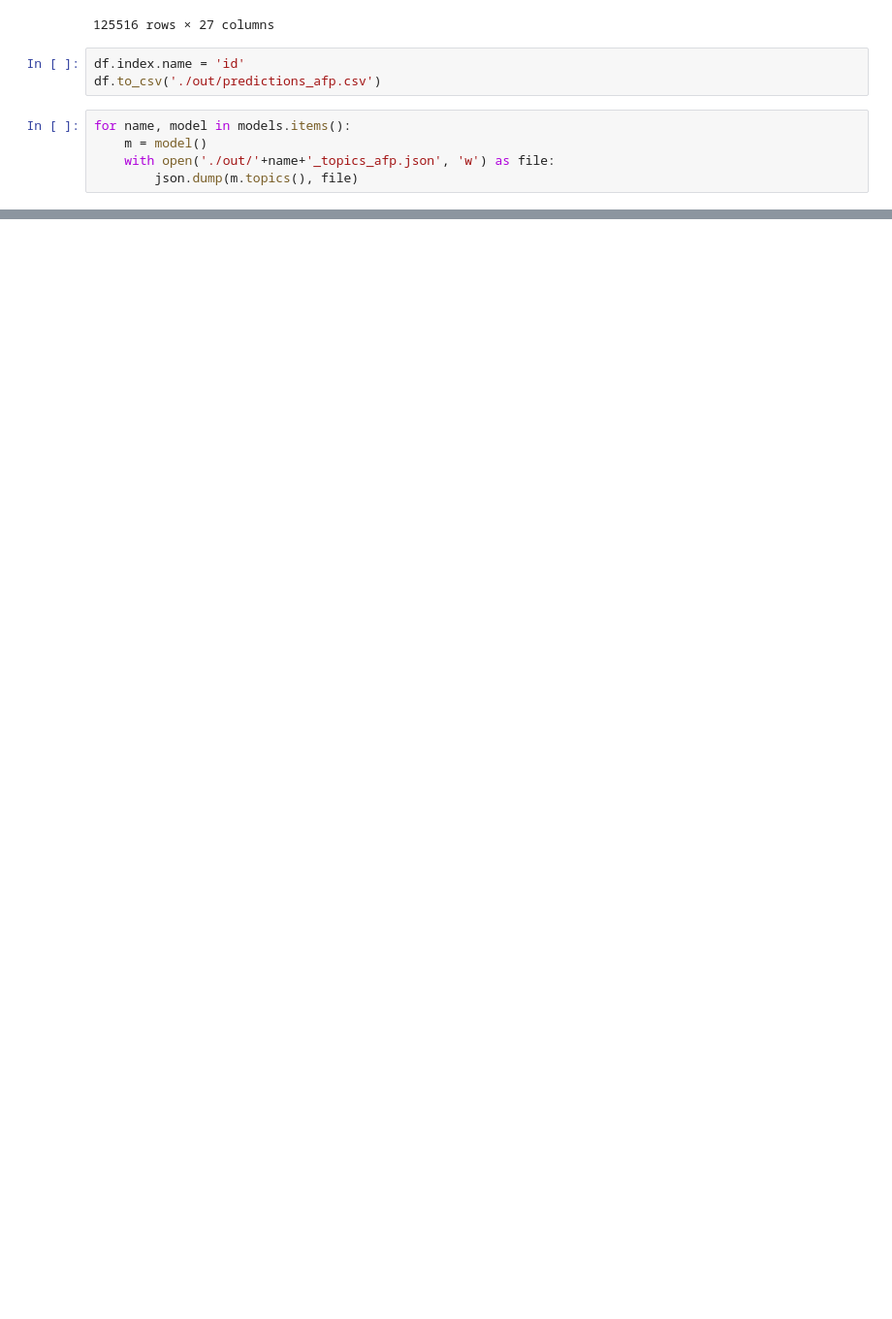
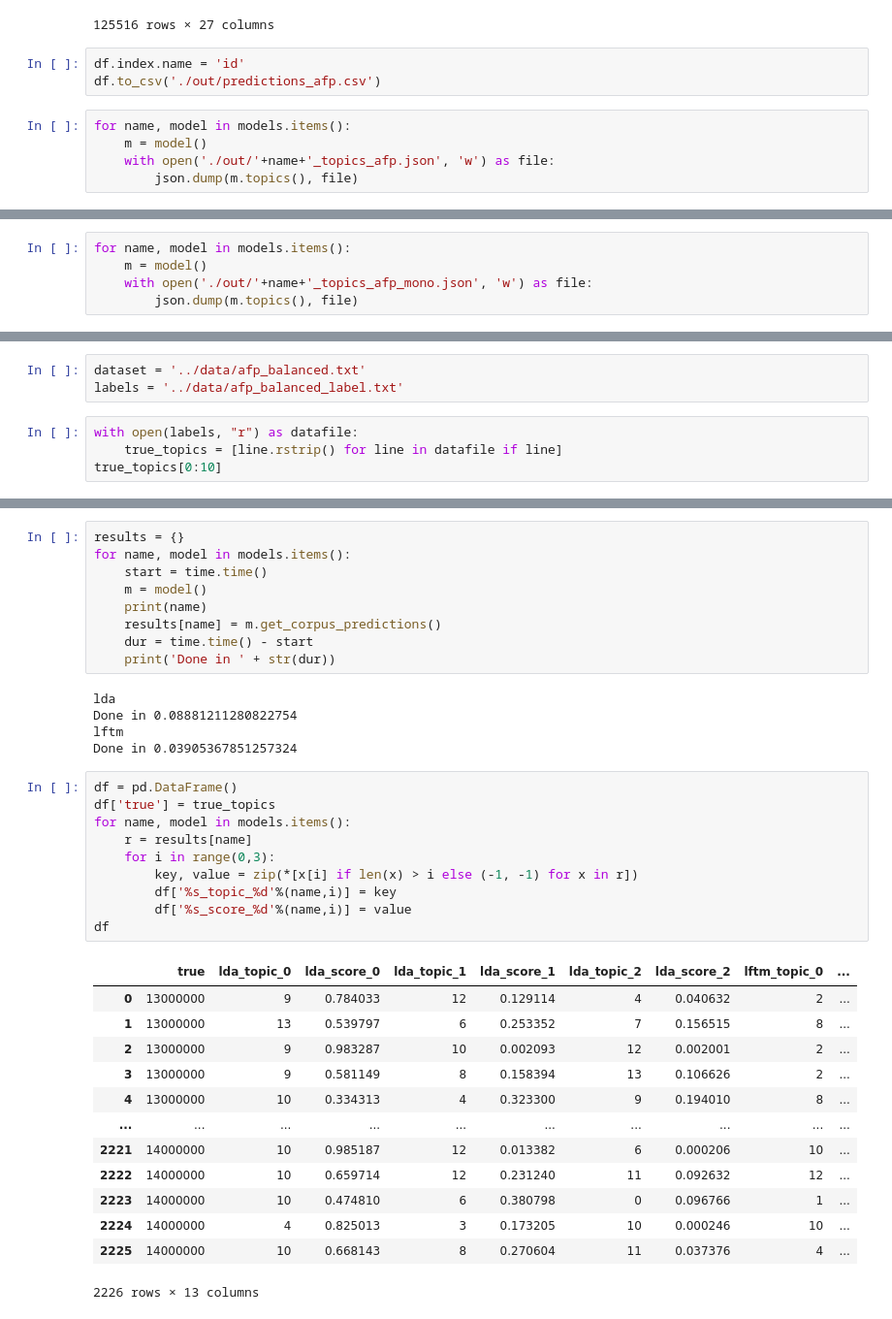
Before and after one commit to D2KLab/ToModAPI, a Jupyter notebook: notebooks/training_corpus_predictions.ipynb, the cells around one changed output, grey strips where cells are left out. Shown at 97% size. Cells and saved outputs as stored; diff of their text form; blank space fills up the shorter version.

```diff
--- a/notebooks/training_corpus_predictions.ipynb
+++ b/notebooks/training_corpus_predictions.ipynb
@@ -189,0 +253,5 @@ for name, model in models.items():
+# %%
+for name, model in models.items():
+    m = model()
+    with open('./out/'+name+'_topics_afp_mono.json', 'w') as file:
+        json.dump(m.topics(), file)
@@ -189,0 +260,7 @@ for name, model in models.items():
+# %%
+dataset = '../data/afp_balanced.txt'
+labels = '../data/afp_balanced_label.txt'
+# %%
+with open(labels, "r") as datafile:
+    true_topics = [line.rstrip() for line in datafile if line]
+true_topics[0:10]
@@ -189,0 +278,38 @@ for name, model in models.items():
+# %%
+results = {}
+for name, model in models.items():
+    start = time.time()
+    m = model()
+    print(name)
+    results[name] = m.get_corpus_predictions()
+    dur = time.time() - start
+    print('Done in ' + str(dur))
+# %% [output]
+lda
+Done in 0.08881211280822754
+lftm
+Done in 0.03905367851257324
+# %%
+df = pd.DataFrame()
+df['true'] = true_topics
+for name, model in models.items():
+    r = results[name]
+    for i in range(0,3):
+        key, value = zip(*[x[i] if len(x) > i else (-1, -1) for x in r])
+        df['%s_topic_%d'%(name,i)] = key
+        df['%s_score_%d'%(name,i)] = value
+df
+# %% [output]
+|  | true | lda_topic_0 | lda_score_0 | lda_topic_1 | lda_score_1 | lda_topic_2 | lda_score_2 | lftm_topic_0 | ... |
+| 0 | 13000000 | 9 | 0.784033 | 12 | 0.129114 | 4 | 0.040632 | 2 | ... |
+| 1 | 13000000 | 13 | 0.539797 | 6 | 0.253352 | 7 | 0.156515 | 8 | ... |
+| 2 | 13000000 | 9 | 0.983287 | 10 | 0.002093 | 12 | 0.002001 | 2 | ... |
+| 3 | 13000000 | 9 | 0.581149 | 8 | 0.158394 | 13 | 0.106626 | 2 | ... |
+| 4 | 13000000 | 10 | 0.334313 | 4 | 0.323300 | 9 | 0.194010 | 8 | ... |
+| ... | ... | ... | ... | ... | ... | ... | ... | ... | ... |
+| 2221 | 14000000 | 10 | 0.985187 | 12 | 0.013382 | 6 | 0.000206 | 10 | ... |
+| 2222 | 14000000 | 10 | 0.659714 | 12 | 0.231240 | 11 | 0.092632 | 12 | ... |
+| 2223 | 14000000 | 10 | 0.474810 | 6 | 0.380798 | 0 | 0.096766 | 1 | ... |
+| 2224 | 14000000 | 4 | 0.825013 | 3 | 0.173205 | 10 | 0.000246 | 10 | ... |
+| 2225 | 14000000 | 10 | 0.668143 | 8 | 0.270604 | 11 | 0.037376 | 4 | ... |
+2226 rows × 13 columns
```
Also changed, not shown: parts of 12 cells of this notebook, 7 other files.
